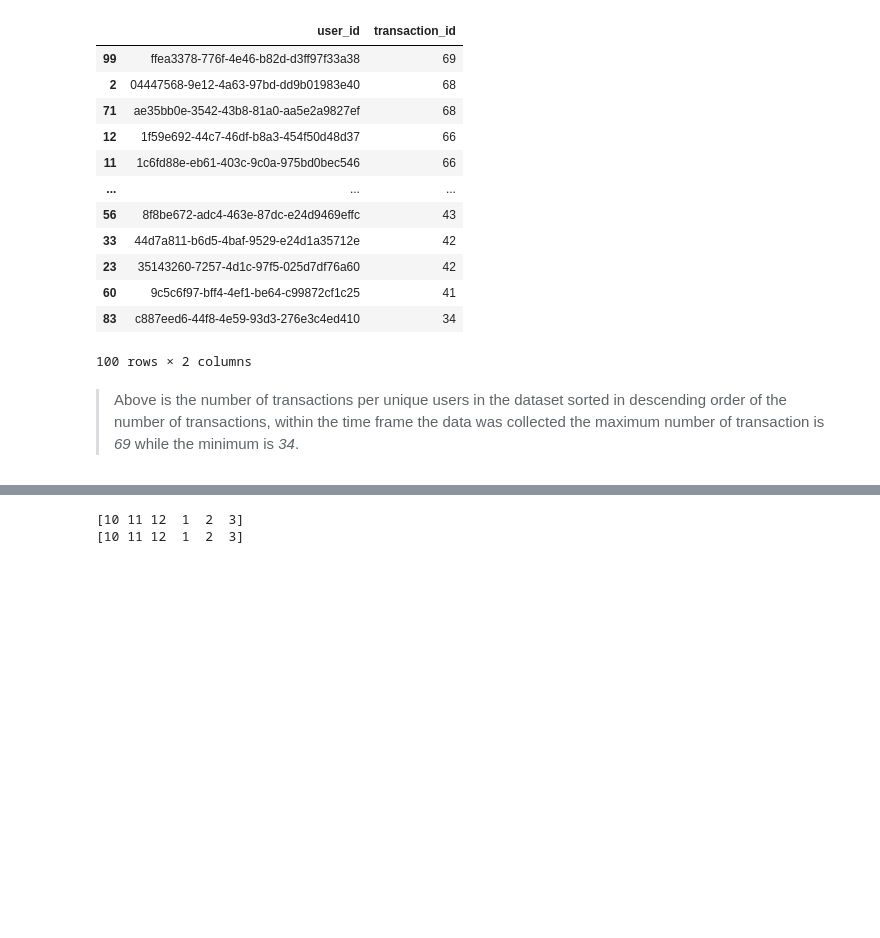
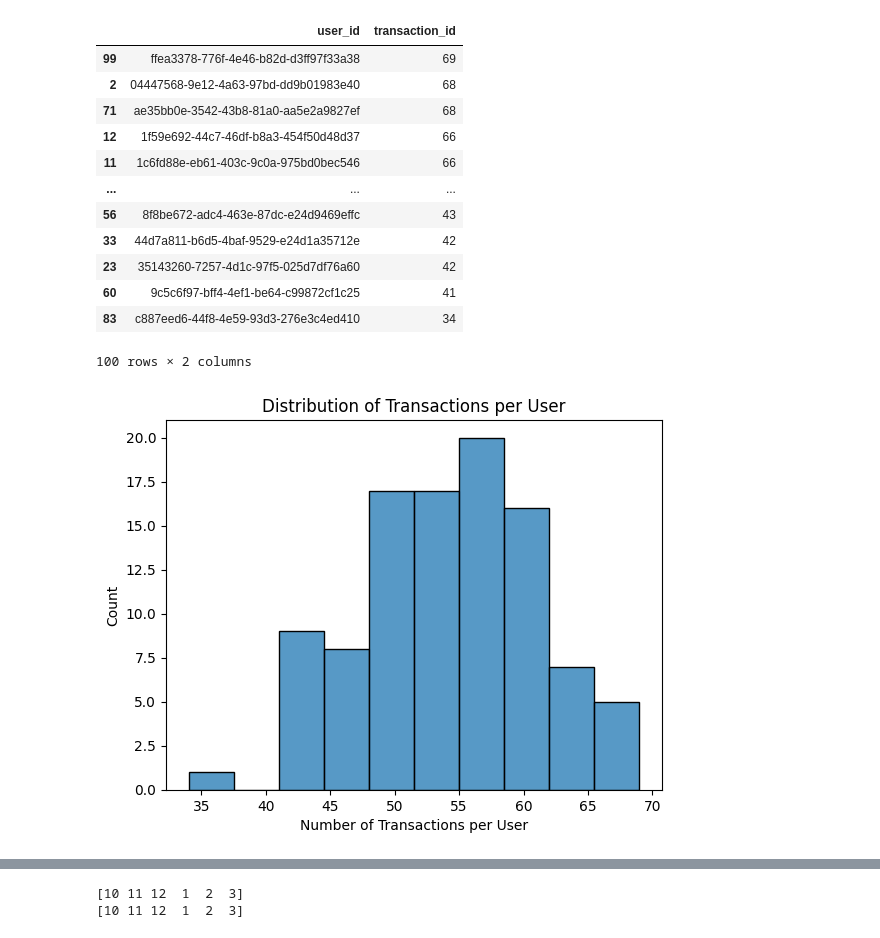
Before and after one commit to AduragbemiOyinlola/greensols, a Jupyter notebook: greensol_credit_scoring_assessment.ipynb, the cells around one changed output, grey strips where cells are left out. Drawn from its saved outputs; the diff is of its cells as text; code cells hidden in the pictures; blank space fills up the shorter version.

```diff
--- a/greensol_credit_scoring_assessment.ipynb
+++ b/greensol_credit_scoring_assessment.ipynb
@@ -168,5 +175,9 @@ transaction_per_user
 | 60 | 9c5c6f97-bff4-4ef1-be64-c99872cf1c25 | 41 |
 | 83 | c887eed6-44f8-4e59-93d3-276e3c4ed410 | 34 |
 100 rows × 2 columns
-# %% [markdown]
-> Above is the number of transactions per unique users in the dataset sorted in descending order of the number of transactions, within the time frame the data was collected the maximum number of transaction is *69* while the minimum is *34*.
+# %%
+sns.histplot(data=transaction_per_user, x='transaction_id', bins=10);
+plt.xlabel("Number of Transactions per User");
+plt.title("Distribution of Transactions per User");
+# %% [output]
+[figure, added]
```
Also changed, not shown: parts of 13 cells of this notebook.
